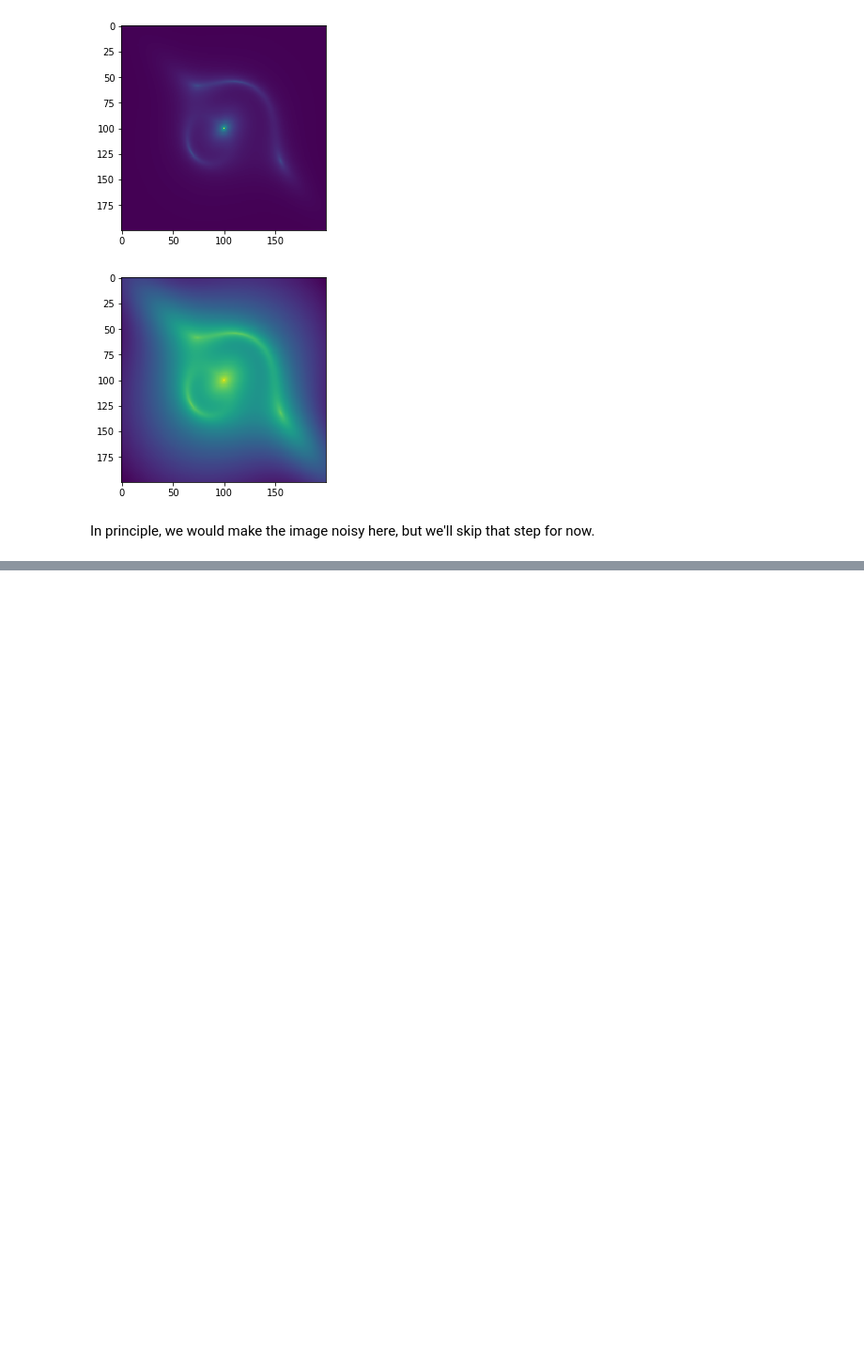
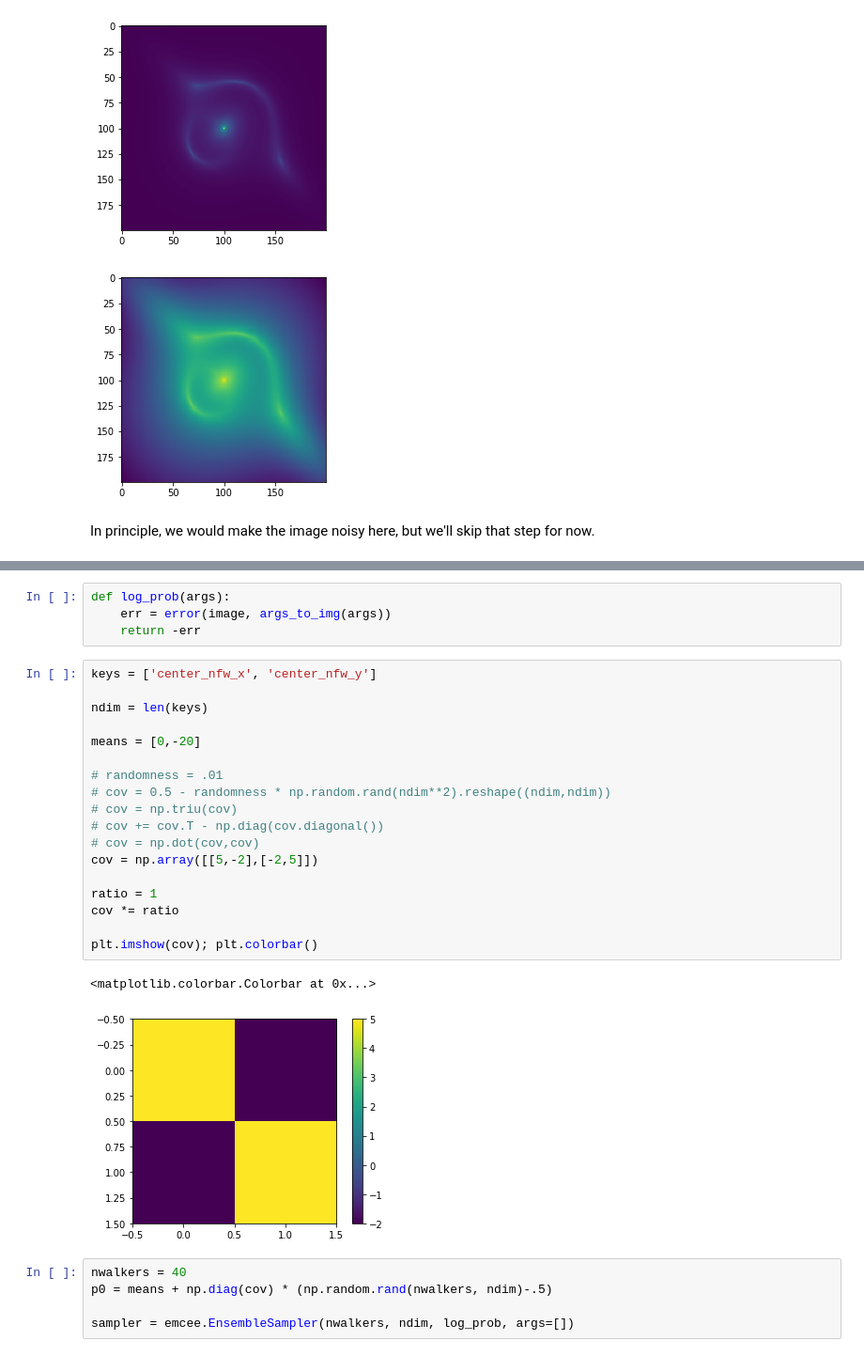
Before and after one commit to acagansengul/interlopers, a Jupyter notebook: emcee_subfit.ipynb, the cells around one changed output, grey strips where cells are left out. Shown: that part at 94% size. Cells and saved outputs as stored; diff of their text form; blank space fills up the shorter version.

```diff
--- a/emcee_subfit.ipynb
+++ b/emcee_subfit.ipynb
@@ -297,0 +357,30 @@ In principle, we would make the image noisy here, but we'll skip that step for n
+# %%
+def log_prob(args):
+    err = error(image, args_to_img(args))
+    return -err
+# %%
+keys = ['center_nfw_x', 'center_nfw_y']
+
+ndim = len(keys)
+
+means = [0,-20]
+
+# randomness = .01
+# cov = 0.5 - randomness * np.random.rand(ndim**2).reshape((ndim,ndim))
+# cov = np.triu(cov)
+# cov += cov.T - np.diag(cov.diagonal())
+# cov = np.dot(cov,cov)
+cov = np.array([[5,-2],[-2,5]])
+
+ratio = 1
+cov *= ratio
+
+plt.imshow(cov); plt.colorbar()
+# %% [output]
+<matplotlib.colorbar.Colorbar at 0x...>
+[figure, added]
+# %%
+nwalkers = 40
+p0 = means + np.diag(cov) * (np.random.rand(nwalkers, ndim)-.5)
+
+sampler = emcee.EnsembleSampler(nwalkers, ndim, log_prob, args=[])
```
Also changed, not shown: parts of 19 cells of this notebook.
